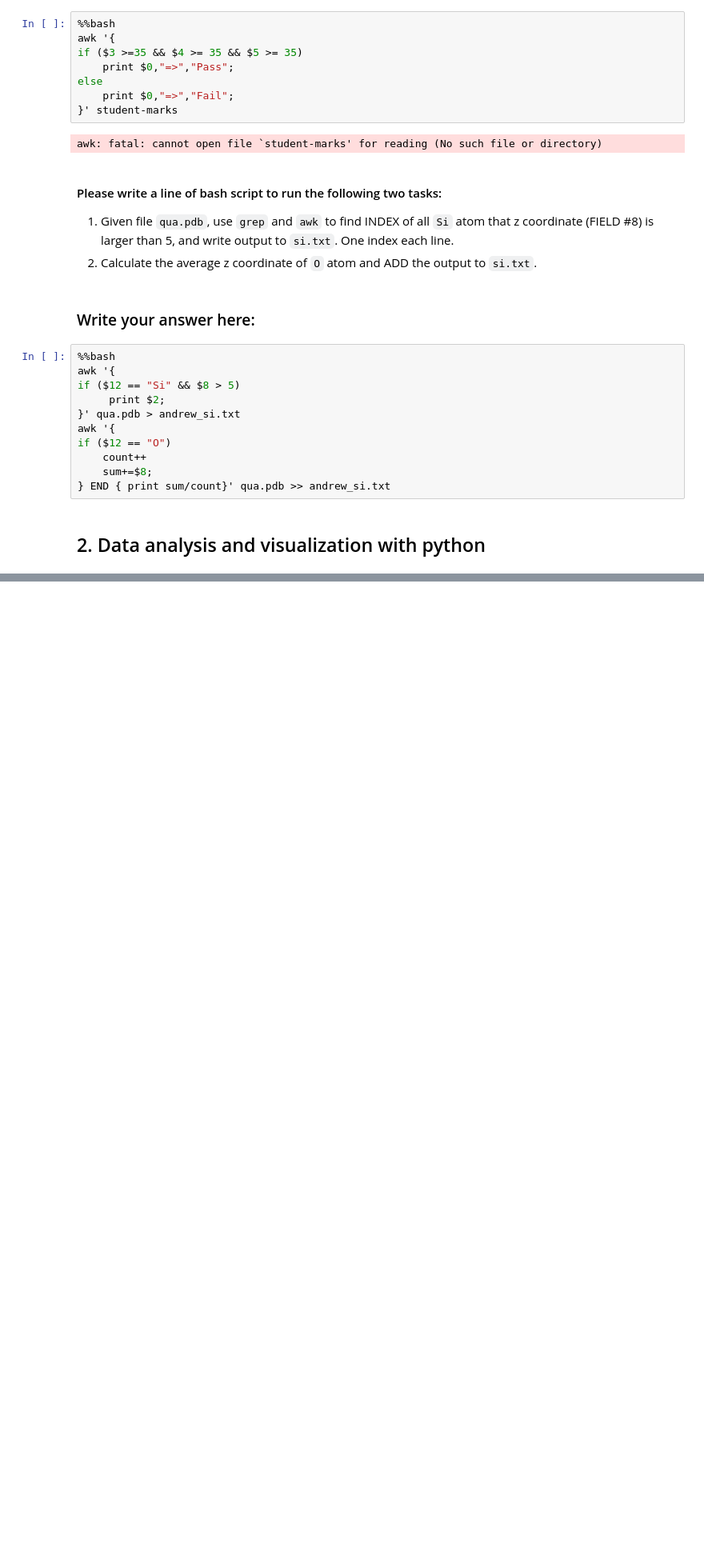
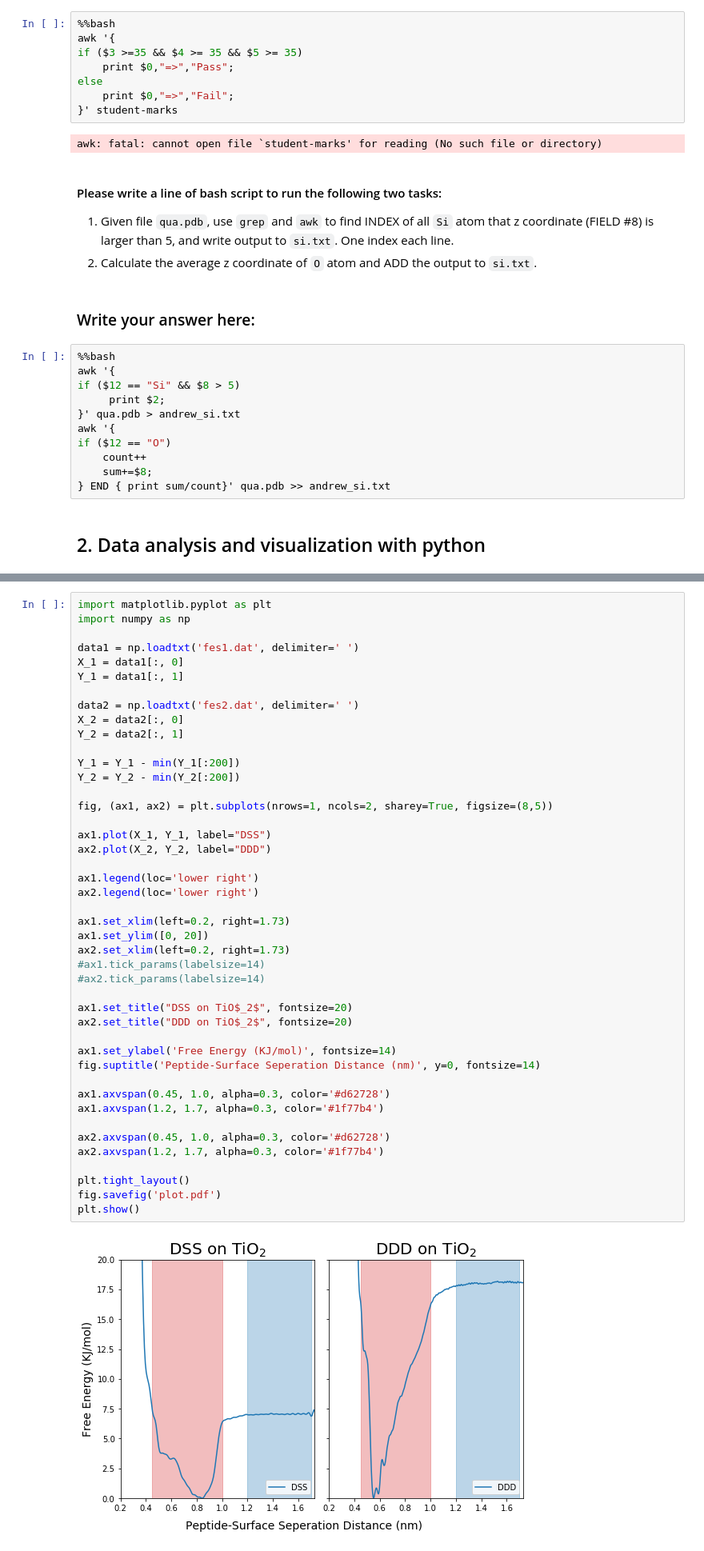
Before and after one commit to UWPRG/MOLSIM, a Jupyter notebook: Homeworks/Homework_w02/Homework02_AndrewKullman.ipynb, the cells around one changed output, grey strips where cells are left out. Shown at 80% size. Saved outputs shown, nothing was run; the diff lists cells and outputs as text; blank space fills up the shorter version.

```diff
--- a/Homeworks/Homework_w02/Homework02_AndrewKullman.ipynb
+++ b/Homeworks/Homework_w02/Homework02_AndrewKullman.ipynb
@@ -79,3 +79,49 @@ if ($12 == "O")
 10）Output the plot as "plot.pdf"
 ![alt text](./matplotlib_exp.png)
 ##  Please write your code here:
+# %%
+import matplotlib.pyplot as plt
+import numpy as np
+
+data1 = np.loadtxt('fes1.dat', delimiter=' ')
+X_1 = data1[:, 0]
+Y_1 = data1[:, 1]
+
+data2 = np.loadtxt('fes2.dat', delimiter=' ')
+X_2 = data2[:, 0]
+Y_2 = data2[:, 1]
+
+Y_1 = Y_1 - min(Y_1[:200])
+Y_2 = Y_2 - min(Y_2[:200])
+
+fig, (ax1, ax2) = plt.subplots(nrows=1, ncols=2, sharey=True, figsize=(8,5))
+
+ax1.plot(X_1, Y_1, label="DSS")
+ax2.plot(X_2, Y_2, label="DDD")
+
+ax1.legend(loc='lower right')
+ax2.legend(loc='lower right')
+
+ax1.set_xlim(left=0.2, right=1.73)
+ax1.set_ylim([0, 20])
+ax2.set_xlim(left=0.2, right=1.73)
+#ax1.tick_params(labelsize=14)
+#ax2.tick_params(labelsize=14)
+
+ax1.set_title("DSS on TiO$_2$", fontsize=20)
+ax2.set_title("DDD on TiO$_2$", fontsize=20)
+
+ax1.set_ylabel('Free Energy (KJ/mol)', fontsize=14)
+fig.suptitle('Peptide-Surface Seperation Distance (nm)', y=0, fontsize=14)
+
+ax1.axvspan(0.45, 1.0, alpha=0.3, color='#d62728')
+ax1.axvspan(1.2, 1.7, alpha=0.3, color='#1f77b4')
+
+ax2.axvspan(0.45, 1.0, alpha=0.3, color='#d62728')
+ax2.axvspan(1.2, 1.7, alpha=0.3, color='#1f77b4')
+
+plt.tight_layout()
+fig.savefig('plot.pdf')
+plt.show()
+# %% [output]
+[figure, added]
```
